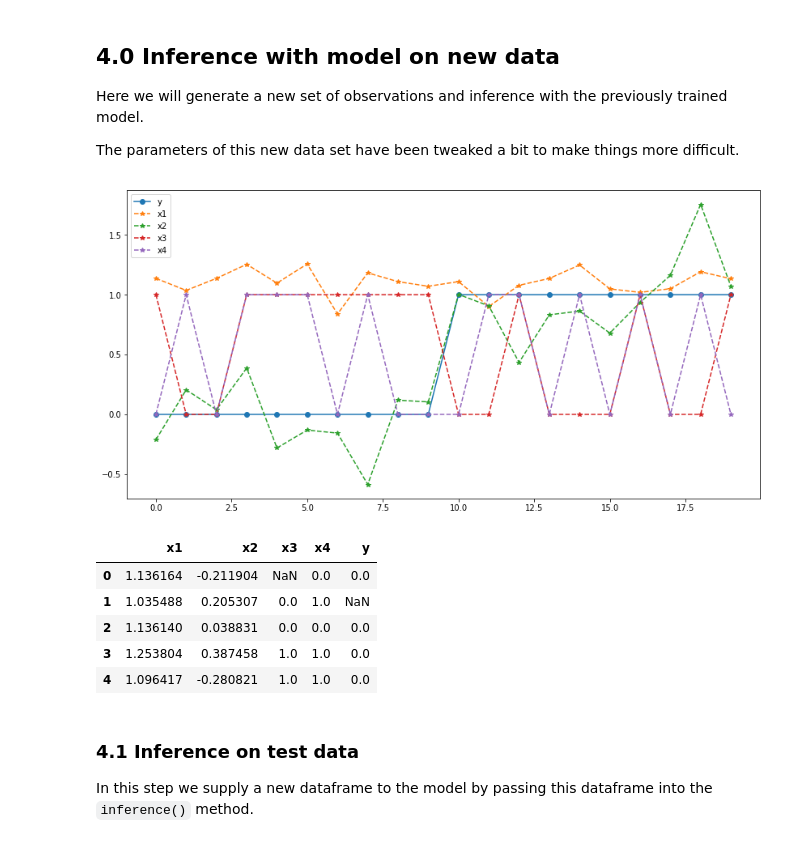
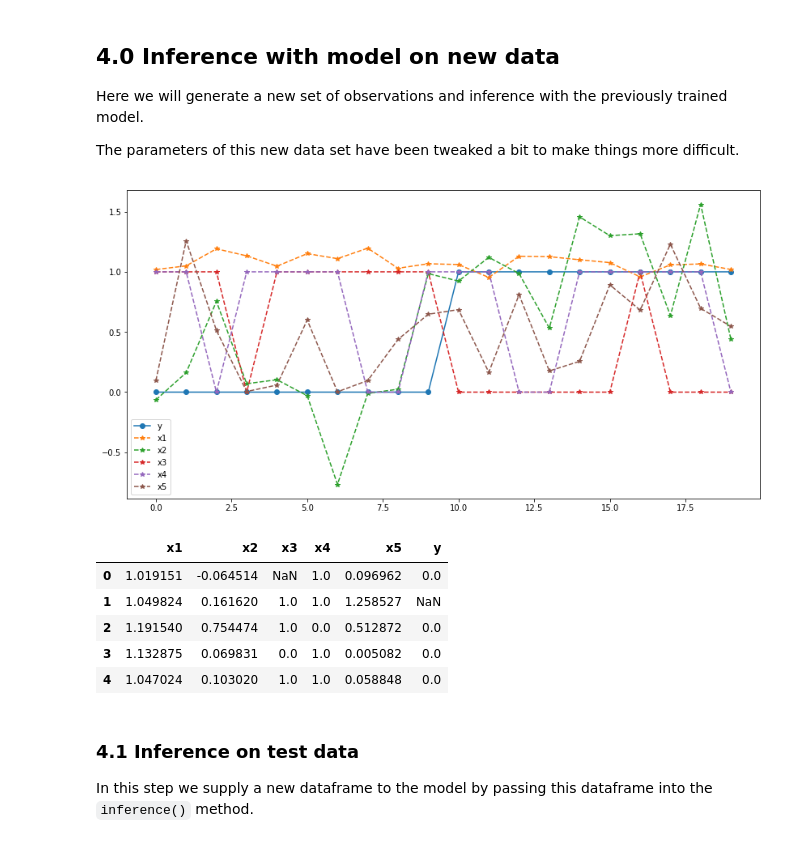
Before and after one commit to Jeffalltogether/naive_bayes, a Jupyter notebook: Example_Naive_Bayes.ipynb, the cells around one changed output. Saved outputs shown, nothing was run; the diff lists cells and outputs as text; code cells hidden in the pictures.

```diff
--- a/Example_Naive_Bayes.ipynb
+++ b/Example_Naive_Bayes.ipynb
@@ -160,26 +188,29 @@ The parameters of this new data set have been tweaked a bit to make things more
 # %%
 # New data set
 y = np.concatenate((np.zeros(10),np.ones(10)), axis=0)
 x1 = np.random.normal(loc=1.1, scale=0.1, size=20) # random
 x2 = y + np.random.normal(loc=0.0, scale=0.4, size=20) # non-random
 x3 = np.concatenate((np.random.binomial(n=1, p=0.70, size = 10), # non-random
                      np.random.binomial(n=1, p=0.30, size = 10)), axis = 0)
 x4 = np.random.binomial(n=1, p=0.5, size = 20) # random
+x5 = np.concatenate((expon.rvs(scale = 0.55,  size = 10),
+                    expon.rvs(scale = 0.65,  size = 10)), axis = 0)
 
 fig, ax = plt.subplots(1,1, figsize = (14,7))
 ax.plot(np.arange(20), y, 'o-', label = 'y')
 ax.plot(np.arange(20), x1, '*--', label = 'x1')
 ax.plot(np.arange(20), x2, '*--', label = 'x2')
 ax.plot(np.arange(20), x3, '*--', label = 'x3')
 ax.plot(np.arange(20), x4, '*--', label = 'x4')
+ax.plot(np.arange(20), x5, '*--', label = 'x5')
 
 plt.legend()
 plt.show()
 # %% [output]
-[figure, old version]
+[figure, new version]
 # %%
 # generate a dataframe
-d = {'y': y, 'x1': x1, 'x2': x2, 'x3': x3, 'x4': x4}
+d = {'y': y, 'x1': x1, 'x2': x2, 'x3': x3, 'x4': x4, 'x5': x5}
 test_df = pd.DataFrame(d)
 
 # add NaNs to the data
@@ -195,12 +226,12 @@ test_df['x4'].loc[10] = np.nan
 
 test_df.head()
 # %% [output]
-|  | x1 | x2 | x3 | x4 | y |
-| 0 | 1.136164 | -0.211904 | NaN | 0.0 | 0.0 |
-| 1 | 1.035488 | 0.205307 | 0.0 | 1.0 | NaN |
-| 2 | 1.136140 | 0.038831 | 0.0 | 0.0 | 0.0 |
-| 3 | 1.253804 | 0.387458 | 1.0 | 1.0 | 0.0 |
-| 4 | 1.096417 | -0.280821 | 1.0 | 1.0 | 0.0 |
+|  | x1 | x2 | x3 | x4 | x5 | y |
+| 0 | 1.019151 | -0.064514 | NaN | 1.0 | 0.096962 | 0.0 |
+| 1 | 1.049824 | 0.161620 | 1.0 | 1.0 | 1.258527 | NaN |
+| 2 | 1.191540 | 0.754474 | 1.0 | 0.0 | 0.512872 | 0.0 |
+| 3 | 1.132875 | 0.069831 | 0.0 | 1.0 | 0.005082 | 0.0 |
+| 4 | 1.047024 | 0.103020 | 1.0 | 1.0 | 0.058848 | 0.0 |
 # %% [markdown]
 ### 4.1 Inference on test data
 In this step we supply a new dataframe to the model by passing this dataframe into the `inference()` method.
```
Also changed, not shown: parts of 11 cells of this notebook, 2 other files.
